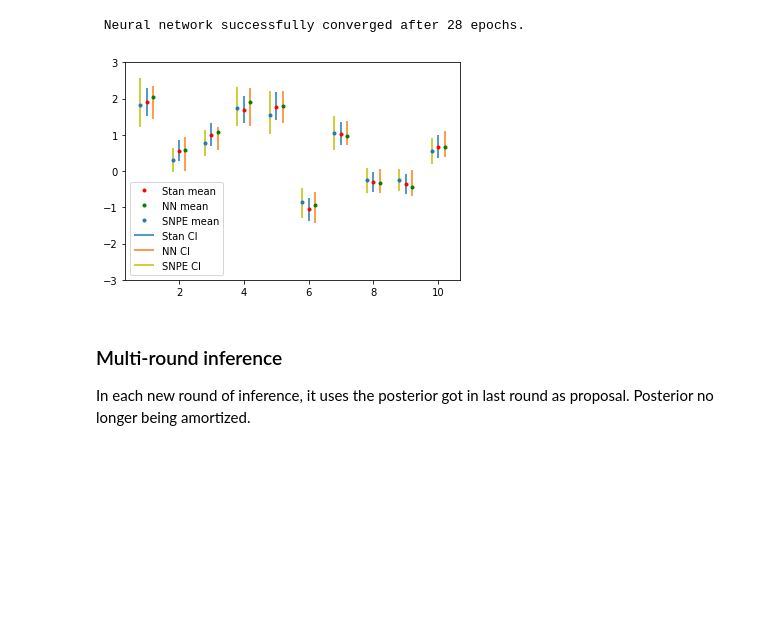
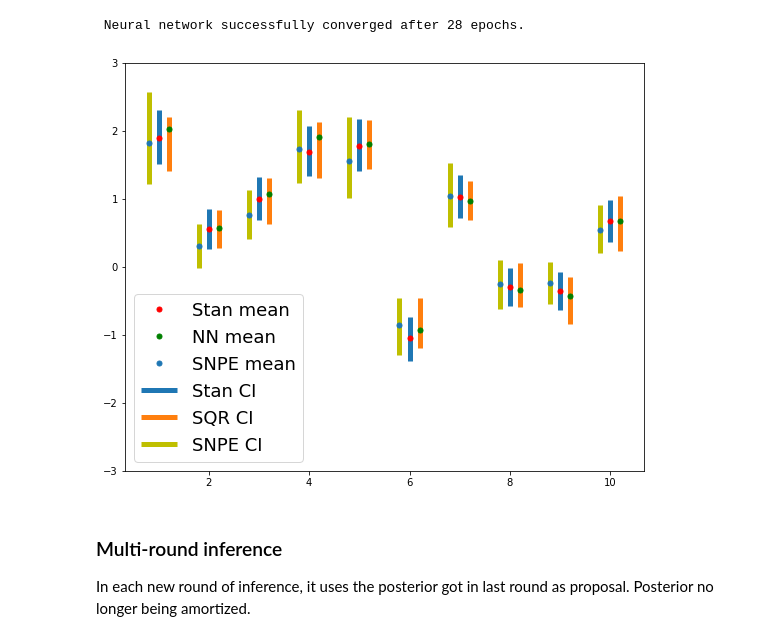
Before and after one commit to glory-99/simulation-based-inference, a Jupyter notebook: low_dimensional.ipynb, the cells around one changed output. Cells and saved outputs as stored; diff of their text form; code cells hidden in the pictures; blank space fills up the shorter version.

Commit message:
update plot in low_dimensional.ipynb

```diff
--- a/low_dimensional.ipynb
+++ b/low_dimensional.ipynb
@@ -727,14 +727,15 @@ snpe_mean = np.mean(pos_samples, 0)
 snpe_q025 = np.quantile(pos_samples, 0.025, 0)
 snpe_q975 = np.quantile(pos_samples, 0.975, 0)
 # %%
-plt.plot(np.arange(p)+1, stan_mean_logistic, '.r')
-plt.vlines(np.arange(p)+1, stan_q025_logistic, stan_q975_logistic)
-plt.plot(np.arange(p)+1+0.2, pred_mean_logistic.reshape(-1), '.g')
-plt.vlines(np.arange(p)+1+0.2, pred_q025_logistic.reshape(-1), pred_q975_logistic.reshape(-1),color='#ff7f0e')
-plt.plot(np.arange(p)+1-0.2, snpe_mean, '.')
-plt.vlines(np.arange(p)+1-0.2, snpe_q025, snpe_q975, color='y')
-plt.legend(['Stan mean', 'NN mean', 'SNPE mean', 'Stan CI', 'NN CI', 'SNPE CI'], loc='lower left')
+plt.figure(figsize=(9.3,7.5))
+plt.plot(np.arange(p)+1, stan_mean_logistic, '.r', ms=10)
+plt.vlines(np.arange(p)+1, stan_q025_logistic, stan_q975_logistic, lw=5)
+plt.plot(np.arange(p)+1+0.2, pred_mean_logistic.reshape(-1), '.g', ms=10)
+plt.vlines(np.arange(p)+1+0.2, pred_q025_sqr_logistic.reshape(-1), pred_q975_sqr_logistic.reshape(-1),color='#ff7f0e', lw=5)
+plt.plot(np.arange(p)+1-0.2, snpe_mean, '.', ms=10)
+plt.vlines(np.arange(p)+1-0.2, snpe_q025, snpe_q975, color='y', lw=5)
+plt.legend(['Stan mean', 'NN mean', 'SNPE mean', 'Stan CI', 'SQR CI', 'SNPE CI'], loc='lower left', fontsize=18)
 plt.ylim(-3,3)
 plt.show()
 # %% [output]
-[figure, old version]
+[figure, new version]
```
Also changed, not shown: parts of 1 cell of this notebook.
